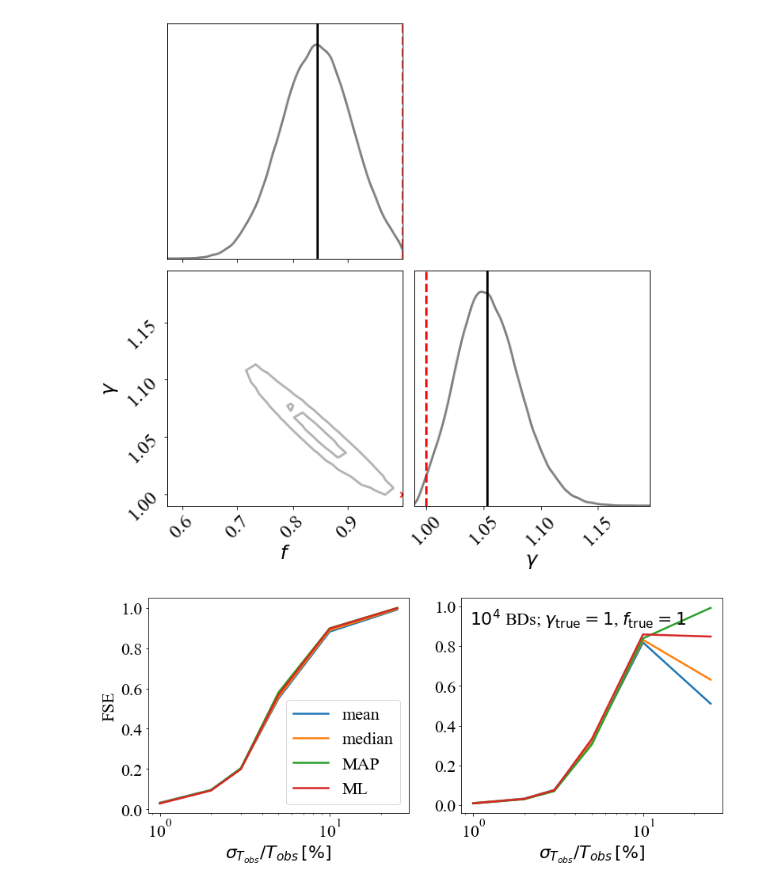
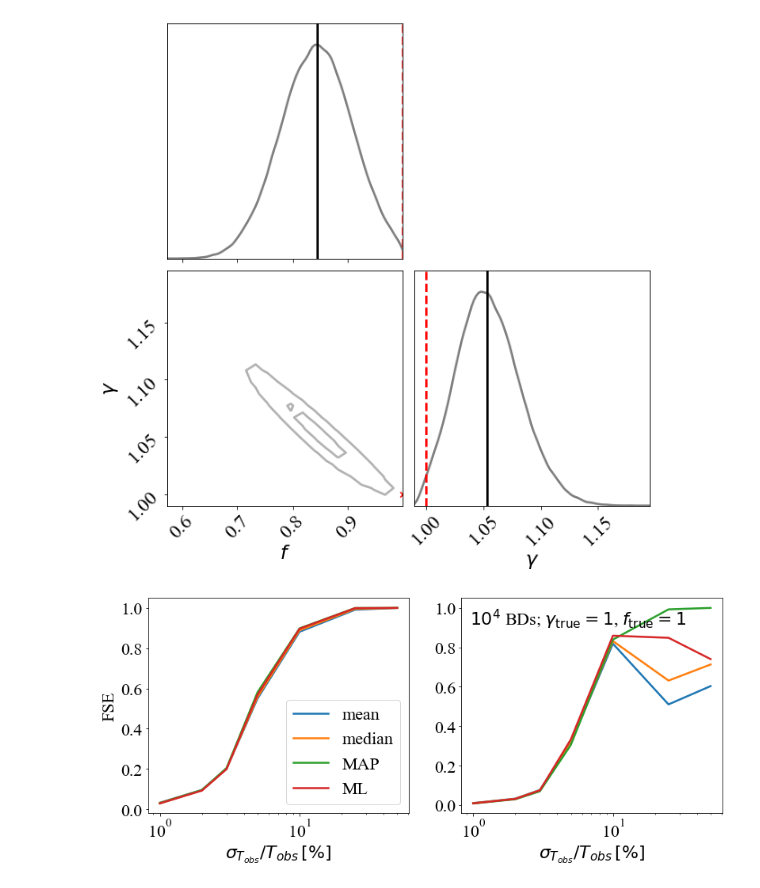
Before and after one commit to SvPoder/exoplanets, a Jupyter notebook: jupyter-notebook/reconstructed_DM.ipynb, the cells around one changed output. Saved outputs shown, nothing was run; the diff lists cells and outputs as text; code cells hidden in the pictures.

```diff
--- a/jupyter-notebook/reconstructed_DM.ipynb
+++ b/jupyter-notebook/reconstructed_DM.ipynb
@@ -59,7 +59,7 @@ print(ML[0], ML[1])
 0.8452422416044016 1.052955241832966
 [figure]
 # %%
-rel_unc_Tobs = [0.01, 0.02, 0.03, 0.05, 0.10, 0.25]#, 0.50]
+rel_unc_Tobs = [0.01, 0.02, 0.03, 0.05, 0.10, 0.25, 0.50]
 
 mean = {}; median = {}; MAP = {}; ML = {};
 
@@ -95,23 +95,23 @@ for i in range(D):
 # %%
 fig, ax = plt.subplots(1, 2, figsize=(13, 5))
 
-rel_unc_Tobs = [1, 2, 3, 5, 10, 25]#, 50]
+rel_unc_Tobs = [1, 2, 3, 5, 10, 25, 50]
 labels       = ["mean", "median", "MAP", "ML"]
 
 for k in range(4):
     ax[0].plot(rel_unc_Tobs, FSE[labels[k]][0], label=labels[k], lw=2.5)
     ax[1].plot(rel_unc_Tobs, FSE[labels[k]][1], lw=2.5)
 
 ax[0].legend(frameon=True)
 ax[0].set_ylabel("FSE")
 ax[0].set_xlabel(r"$\sigma_{T_{obs}}/T_{obs}\, [\%]$")
 ax[1].set_xlabel(r"$\sigma_{T_{obs}}/T_{obs}\, [\%]$")
 
 text_box = AnchoredText(r"$10^4$ BDs; $\gamma_{\rm true}=1$, $f_{\rm true}=1$", frameon=False, loc=2, pad=0.01)
 plt.setp(text_box.patch, facecolor="white")
 ax[1].add_artist(text_box)
 
 ax[0].set_xscale("log")
 ax[1].set_xscale("log")
 # %% [output]
-[figure, old version]
+[figure, new version]
```
Also changed, not shown: parts of 6 cells of this notebook, 1 other file.
